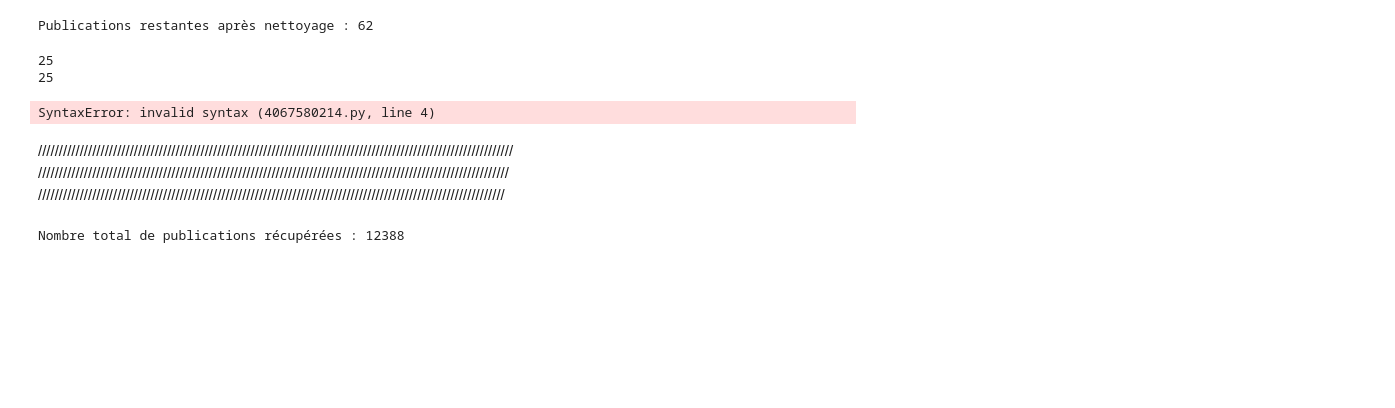
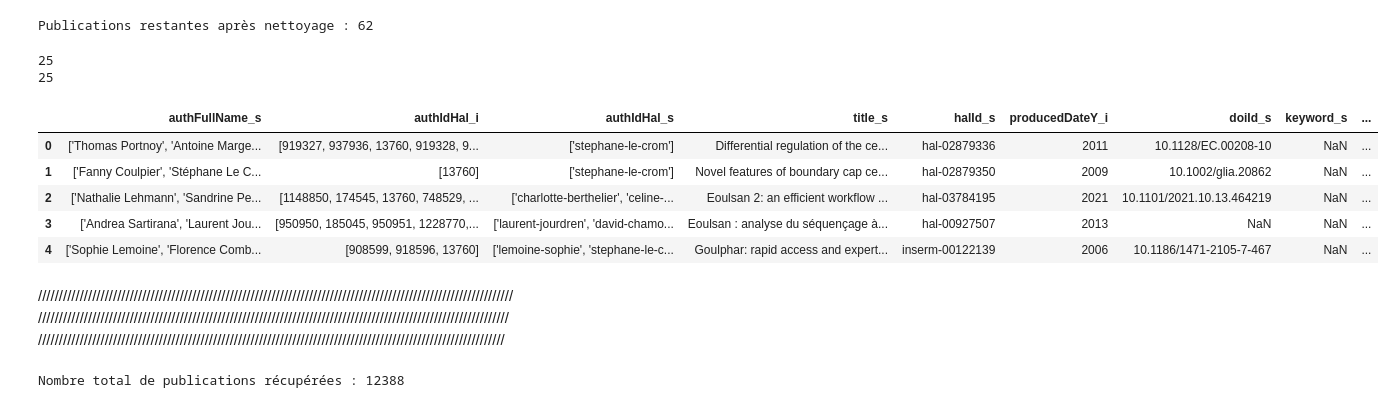
Before and after one commit to obtic-sorbonne/ontologies, a Jupyter notebook: code_me/book.ipynb, the cells around one changed output. Drawn from its saved outputs; the diff is of its cells as text; code cells hidden in the pictures; blank space fills up the shorter version.

Commit message:
feat : extraction keywords HAL
Prochaine étape la comparaison

```diff
--- a/code_me/book.ipynb
+++ b/code_me/book.ipynb
@@ -509,7 +519,6 @@ def extract_keywords_groq(text, models):
 
     return keyword_list
 
-
 def extract_groq(df, list_models, use_title = False):
 
     for model in list_models :
@@ -517,9 +526,16 @@ def extract_groq(df, list_models, use_title = False):
         list_kw = []
 
         for row in trange(len(df)):
-            text = df[row,'abstract'][0]
+            text = df.loc[row,'abstract_s']
+            if pd.isnull(text):
+                text = ''
+            else:
+                text = str(text)
+
             if use_title:
-                text += df[row, 'title'][0]
+                title = df.loc[row, 'title_s']
+                if not pd.isnull(title):
+                    text += str(title)
 
             kw = extract_keywords_groq(text, model)
             list_kw.append(kw)
@@ -527,8 +543,15 @@ def extract_groq(df, list_models, use_title = False):
         list_of_dicts = [{'list of kw': keywords} for keywords in list_kw]
         df_kw = pl.DataFrame(list_of_dicts)
 
-        df = df.with_columns(pl.Series(name=f"{model}", values=df_kw))
+        df[model] = df_kw['list of kw']
 
     return df
-# %% [output]
-SyntaxError: invalid syntax (4067580214.py, line 4)
+# %%
+models = ['llama3-8b-8192',
+          #'gemma-7b-it',
+          "llama3-70b-8192"]
+
+df = pd.read_csv('pub_hal_liees.csv')
+
+df_llm = extract_groq(df, models)
+df_llm_title = extract_groq(df_llm, models, use_title = True)
@@ -535,3 +560,12 @@ SyntaxError: invalid syntax (4067580214.py, line 4)
+# %%
+df_llm_title.head()
+# %% [output]
+|  | authFullName_s | authIdHal_i | authIdHal_s | title_s | halId_s | producedDateY_i | doiId_s | keyword_s | ... |
+| 0 | ['Thomas Portnoy', 'Antoine Marge... | [919327, 937936, 13760, 919328, 9... | ['stephane-le-crom'] | Differential regulation of the ce... | hal-02879336 | 2011 | 10.1128/EC.00208-10 | NaN | ... |
+| 1 | ['Fanny Coulpier', 'Stéphane Le C... | [13760] | ['stephane-le-crom'] | Novel features of boundary cap ce... | hal-02879350 | 2009 | 10.1002/glia.20862 | NaN | ... |
+| 2 | ['Nathalie Lehmann', 'Sandrine Pe... | [1148850, 174545, 13760, 748529, ... | ['charlotte-berthelier', 'celine-... | Eoulsan 2: an efficient workflow ... | hal-03784195 | 2021 | 10.1101/2021.10.13.464219 | NaN | ... |
+| 3 | ['Andrea Sartirana', 'Laurent Jou... | [950950, 185045, 950951, 1228770,... | ['laurent-jourdren', 'david-chamo... | Eoulsan : analyse du séquençage à... | hal-00927507 | 2013 | NaN | NaN | ... |
+| 4 | ['Sophie Lemoine', 'Florence Comb... | [908599, 918596, 13760] | ['lemoine-sophie', 'stephane-le-c... | Goulphar: rapid access and expert... | inserm-00122139 | 2006 | 10.1186/1471-2105-7-467 | NaN | ... |
 # %% [markdown]
 //////////////////////////////////////////////////////////////////////////////////////////////////////////////////
 /////////////////////////////////////////////////////////////////////////////////////////////////////////////////
```
Also changed, not shown: parts of 4 cells of this notebook, 4 other files.
